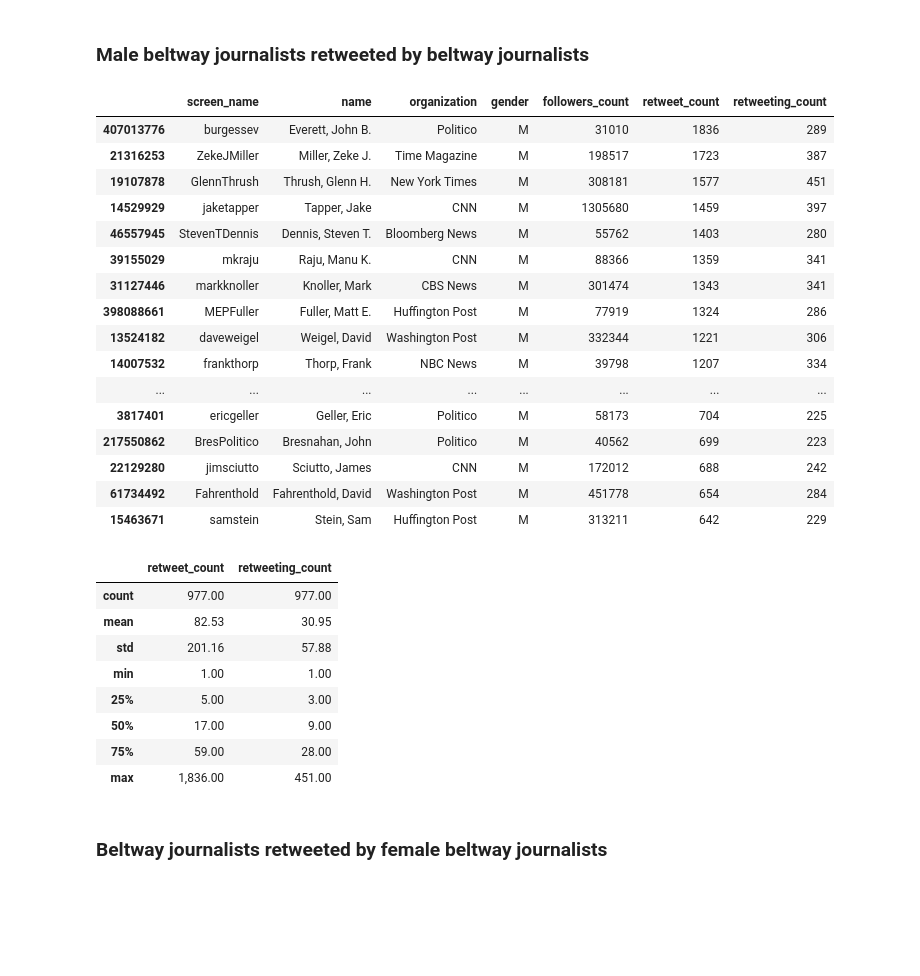
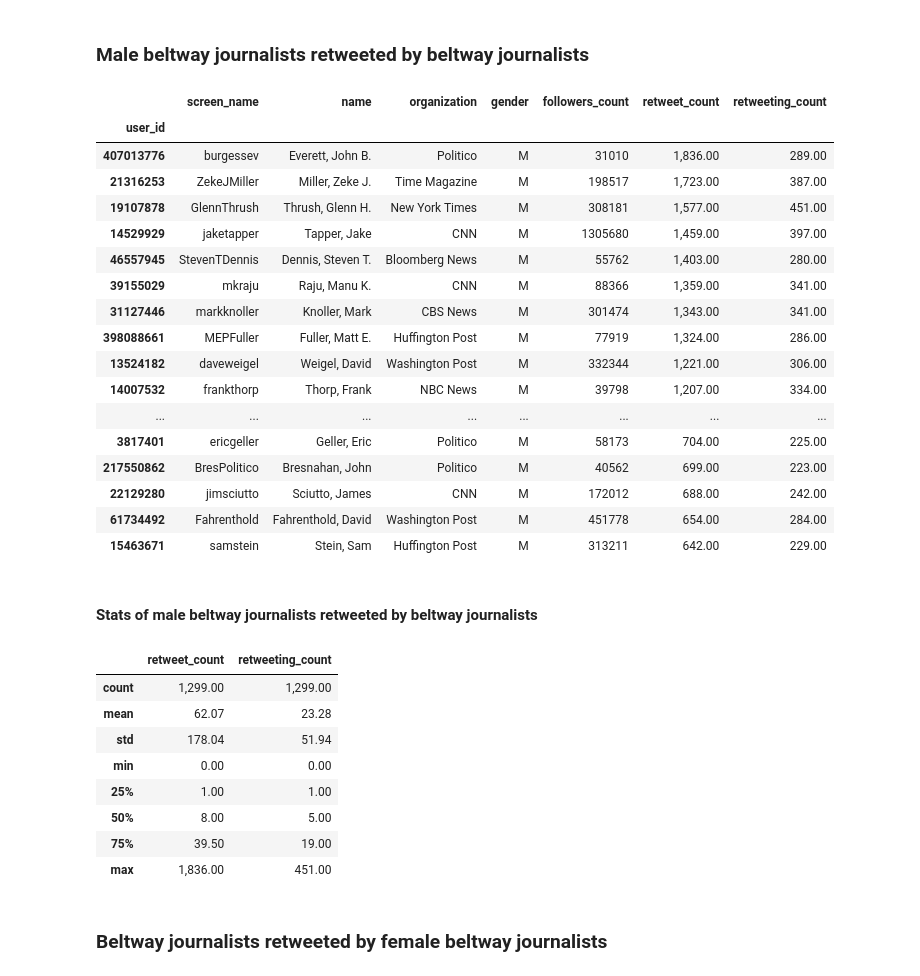
Before and after one commit to justinlittman/beltway_reporters, a Jupyter notebook: jupyter/Gender dynamics.ipynb, the cells around one changed output. Drawn from its saved outputs; the diff is of its cells as text; code cells hidden in the pictures; blank space fills up the shorter version.

```diff
--- a/jupyter/Gender dynamics.ipynb
+++ b/jupyter/Gender dynamics.ipynb
@@ -853,7 +925,6 @@ def journalist_retweet_gender_summary(retweet_df):
     return pd.DataFrame({'count':retweet_df.retweet_gender.value_counts(),
                   'percentage': retweet_df.retweet_gender.value_counts(normalize=True).mul(100).round(1).astype(str) + '%'})
 
-# Retweet of beltway journalists by beltway journalists
 def journalist_retweet_summary(retweet_df):
     # Retweet count
     retweet_count_df = pd.DataFrame(retweet_df.retweet_user_id.value_counts().rename('retweet_count'))
@@ -864,7 +935,16 @@ def journalist_retweet_summary(retweet_df):
     retweeting_user_count_df.index.name = 'user_id'
 
     # Join with user summary
-    return user_summary_df.join([retweet_count_df, retweeting_user_count_df], how="inner").sort_values(['retweet_count', 'retweeting_count', 'followers_count'], ascending=False)
+    journalist_retweet_summary_df = user_summary_df.join([retweet_count_df, retweeting_user_count_df])
+    journalist_retweet_summary_df.fillna(0, inplace=True)
+    journalist_retweet_summary_df = journalist_retweet_summary_df.sort_values(['retweet_count', 'retweeting_count', 'followers_count'], ascending=False)
+    return journalist_retweet_summary_df
+
+# Gender of top journalists retweeted by beltway journalists
+def top_journalist_retweet_gender_summary(retweet_summary_df, retweeting_count_threshold=0, head=100):
+    top_retweet_summary_df = retweet_summary_df[retweet_summary_df.retweeting_count > retweeting_count_threshold].head(head)
+    return pd.DataFrame({'count': top_retweet_summary_df.gender.value_counts(),
+                  'percentage': top_retweet_summary_df.gender.value_counts(normalize=True).mul(100).round(1).astype(str) + '%'})
 
 # Fields for displaying journalist mention summaries
 journalist_retweet_summary_fields = ['screen_name', 'name', 'organization', 'gender', 'followers_count', 'retweet_count', 'retweeting_count']
@@ -1045,38 +1116,41 @@ female_journalists_retweet_summary_df[['retweet_count', 'retweeting_count']].des
 # %% [markdown]
 ### Male beltway journalists retweeted by beltway journalists
 # %%
-male_journalists_retweet_summary_df = journalist_retweet_summary(journalists_retweet_df[journalists_retweet_df.retweet_gender == 'M'])
+male_journalists_retweet_summary_df = journalists_retweet_summary_df[journalists_retweet_summary_df.gender == 'M']
 male_journalists_retweet_summary_df.to_csv('output/male_journalists_retweeted_by_journalists.csv')
 male_journalists_retweet_summary_df[journalist_retweet_summary_fields].head(25)
 # %% [output]
 |  | screen_name | name | organization | gender | followers_count | retweet_count | retweeting_count |
-| 407013776 | burgessev | Everett, John B. | Politico | M | 31010 | 1836 | 289 |
-| 21316253 | ZekeJMiller | Miller, Zeke J. | Time Magazine | M | 198517 | 1723 | 387 |
-| 19107878 | GlennThrush | Thrush, Glenn H. | New York Times | M | 308181 | 1577 | 451 |
-| 14529929 | jaketapper | Tapper, Jake | CNN | M | 1305680 | 1459 | 397 |
-| 46557945 | StevenTDennis | Dennis, Steven T. | Bloomberg News | M | 55762 | 1403 | 280 |
-| 39155029 | mkraju | Raju, Manu K. | CNN | M | 88366 | 1359 | 341 |
-| 31127446 | markknoller | Knoller, Mark | CBS News | M | 301474 | 1343 | 341 |
-| 398088661 | MEPFuller | Fuller, Matt E. | Huffington Post | M | 77919 | 1324 | 286 |
-| 13524182 | daveweigel | Weigel, David | Washington Post | M | 332344 | 1221 | 306 |
-| 14007532 | frankthorp | Thorp, Frank | NBC News | M | 39798 | 1207 | 334 |
+| user_id |  |  |  |  |  |  |  |
+| 407013776 | burgessev | Everett, John B. | Politico | M | 31010 | 1,836.00 | 289.00 |
+| 21316253 | ZekeJMiller | Miller, Zeke J. | Time Magazine | M | 198517 | 1,723.00 | 387.00 |
+| 19107878 | GlennThrush | Thrush, Glenn H. | New York Times | M | 308181 | 1,577.00 | 451.00 |
+| 14529929 | jaketapper | Tapper, Jake | CNN | M | 1305680 | 1,459.00 | 397.00 |
+| 46557945 | StevenTDennis | Dennis, Steven T. | Bloomberg News | M | 55762 | 1,403.00 | 280.00 |
+| 39155029 | mkraju | Raju, Manu K. | CNN | M | 88366 | 1,359.00 | 341.00 |
+| 31127446 | markknoller | Knoller, Mark | CBS News | M | 301474 | 1,343.00 | 341.00 |
+| 398088661 | MEPFuller | Fuller, Matt E. | Huffington Post | M | 77919 | 1,324.00 | 286.00 |
+| 13524182 | daveweigel | Weigel, David | Washington Post | M | 332344 | 1,221.00 | 306.00 |
+| 14007532 | frankthorp | Thorp, Frank | NBC News | M | 39798 | 1,207.00 | 334.00 |
 | ... | ... | ... | ... | ... | ... | ... | ... |
-| 3817401 | ericgeller | Geller, Eric | Politico | M | 58173 | 704 | 225 |
-| 217550862 | BresPolitico | Bresnahan, John | Politico | M | 40562 | 699 | 223 |
-| 22129280 | jimsciutto | Sciutto, James | CNN | M | 172012 | 688 | 242 |
-| 61734492 | Fahrenthold | Fahrenthold, David | Washington Post | M | 451778 | 654 | 284 |
-| 15463671 | samstein | Stein, Sam | Huffington Post | M | 313211 | 642 | 229 |
+| 3817401 | ericgeller | Geller, Eric | Politico | M | 58173 | 704.00 | 225.00 |
+| 217550862 | BresPolitico | Bresnahan, John | Politico | M | 40562 | 699.00 | 223.00 |
+| 22129280 | jimsciutto | Sciutto, James | CNN | M | 172012 | 688.00 | 242.00 |
+| 61734492 | Fahrenthold | Fahrenthold, David | Washington Post | M | 451778 | 654.00 | 284.00 |
+| 15463671 | samstein | Stein, Sam | Huffington Post | M | 313211 | 642.00 | 229.00 |
+# %% [markdown]
+#### Stats of male beltway journalists retweeted by beltway journalists
 # %%
 male_journalists_retweet_summary_df[['retweet_count', 'retweeting_count']].describe()
 # %% [output]
 |  | retweet_count | retweeting_count |
-| count | 977.00 | 977.00 |
-| mean | 82.53 | 30.95 |
-| std | 201.16 | 57.88 |
-| min | 1.00 | 1.00 |
-| 25% | 5.00 | 3.00 |
-| 50% | 17.00 | 9.00 |
-| 75% | 59.00 | 28.00 |
+| count | 1,299.00 | 1,299.00 |
+| mean | 62.07 | 23.28 |
+| std | 178.04 | 51.94 |
+| min | 0.00 | 0.00 |
+| 25% | 1.00 | 1.00 |
+| 50% | 8.00 | 5.00 |
+| 75% | 39.50 | 19.00 |
 | max | 1,836.00 | 451.00 |
 # %% [markdown]
 ### Beltway journalists retweeted by female beltway journalists
```
Also changed, not shown: parts of 102 cells of this notebook, 24 other files.
